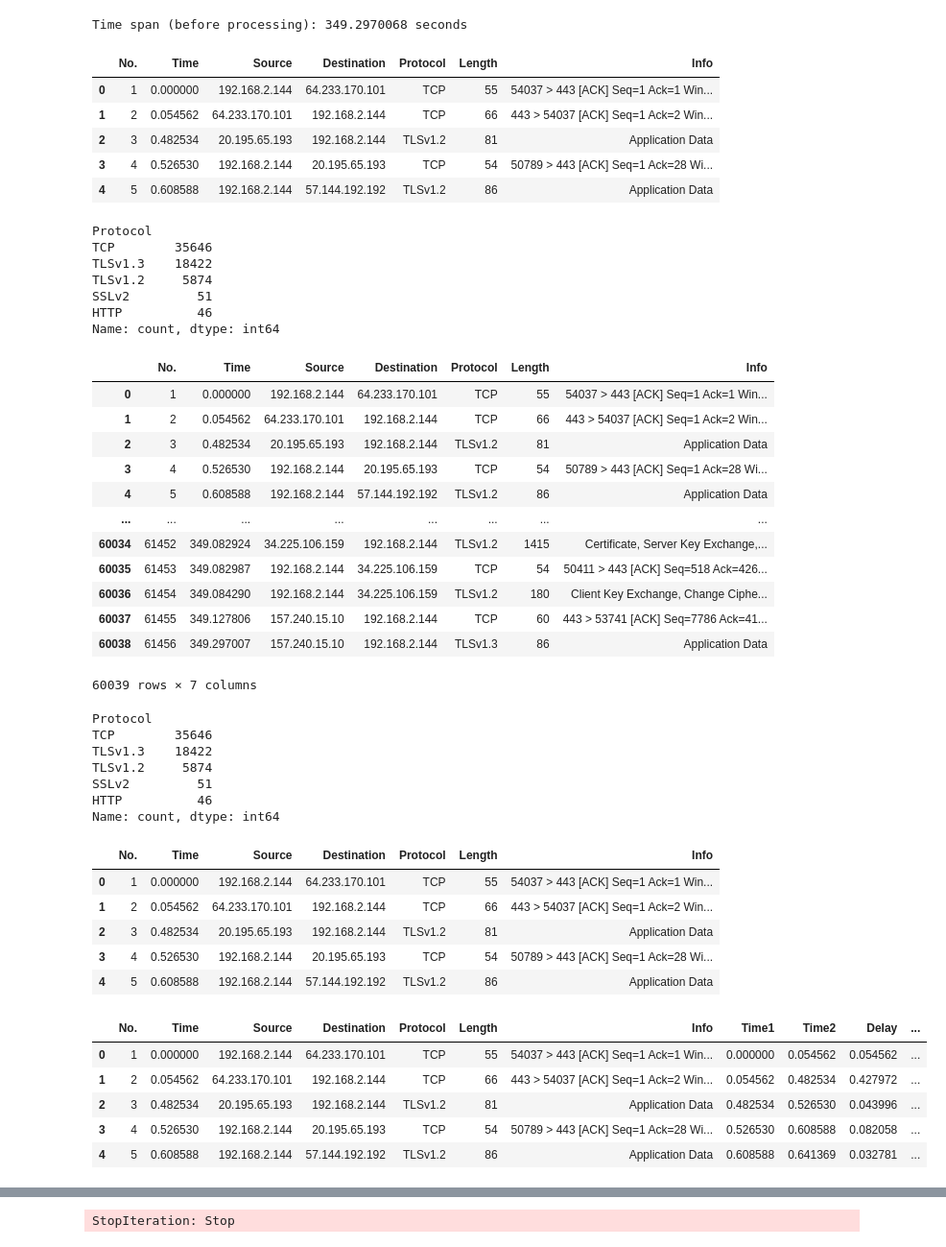
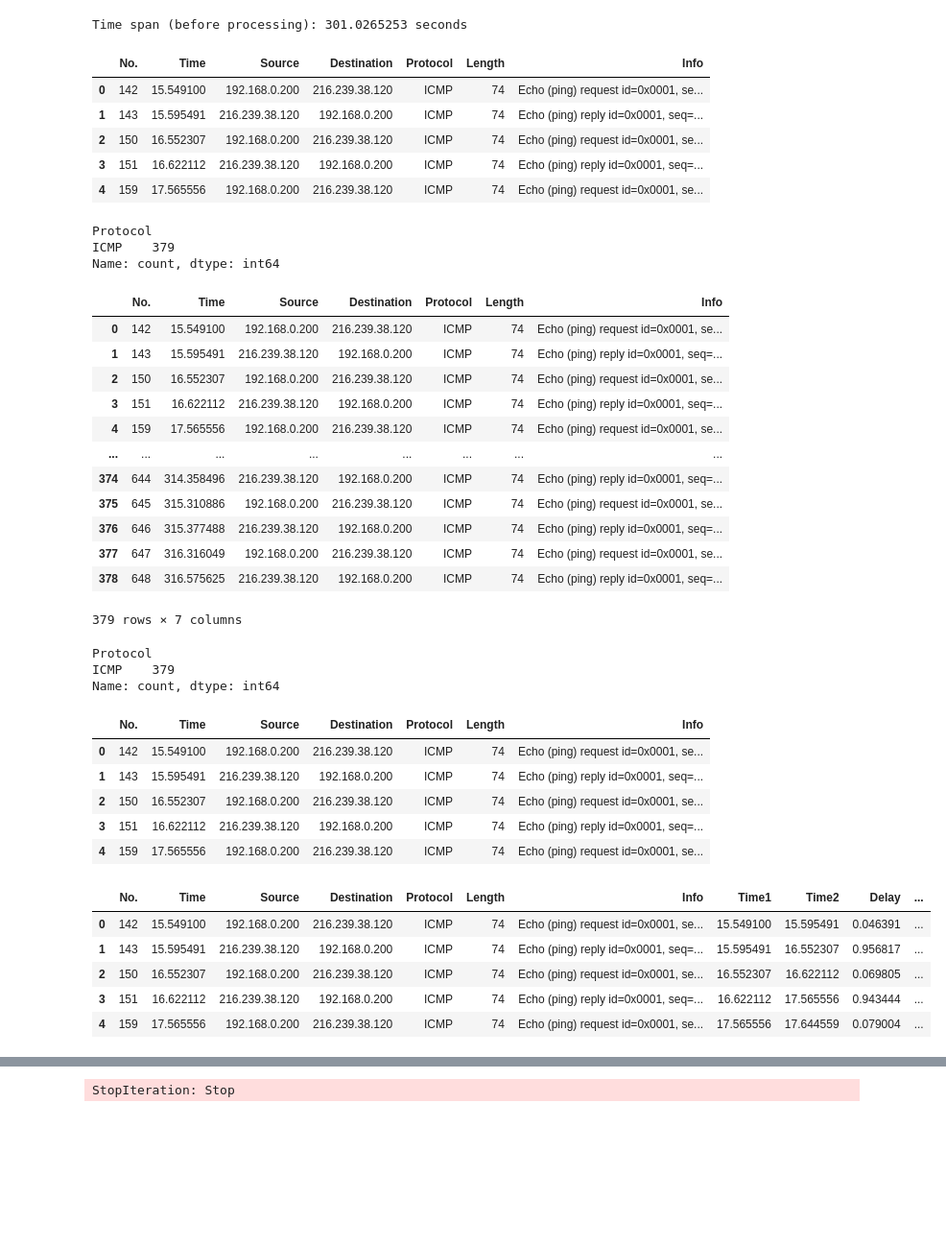
Before and after one commit to Jayennn/QOS-WireShark, a Jupyter notebook: process.ipynb, the cells around one changed output, grey strips where cells are left out. Shown at 96% size. Cells and saved outputs as stored; diff of their text form; code cells hidden in the pictures; blank space fills up the shorter version.

```diff
--- a/process.ipynb
+++ b/process.ipynb
@@ -4,11 +5,6 @@ import numpy as np
 # %%
-TEST = 'browser_test/browsing_tcp_3.csv'
-TEST_OUPUT = 'output/browser/browsing_tcp_3_processed.csv'
-
-# BROWSER_TEST = 'Browsing.csv'
-# BROWSER_TEST_OUTPUT = 'output/browser_summary.csv'
-# PING_TEST = 'ping_test/ping_tcp_1.csv'
-# PING_TEST_OUTPUT = 'output/ping/ping_tcp_1_processed.csv'
+TEST = 'googl_ping_test_1.csv'
+TEST_OUTPUT = 'output/ping/googl_ping_test_1_processed.csv'
 # %%
 df = pd.read_csv(TEST)
 # %%
@@ -16,25 +12,21 @@ df = pd.read_csv(TEST)
 time_span_raw = df['Time'].max() - df['Time'].min()
 print(f"Time span (before processing): {time_span_raw} seconds")
 # %% [output]
-Time span (before processing): 349.2970068 seconds
+Time span (before processing): 301.0265253 seconds
 # %%
 df.head()
 # %% [output]
 |  | No. | Time | Source | Destination | Protocol | Length | Info |
-| 0 | 1 | 0.000000 | 192.168.2.144 | 64.233.170.101 | TCP | 55 | 54037 > 443 [ACK] Seq=1 Ack=1 Win... |
-| 1 | 2 | 0.054562 | 64.233.170.101 | 192.168.2.144 | TCP | 66 | 443 > 54037 [ACK] Seq=1 Ack=2 Win... |
-| 2 | 3 | 0.482534 | 20.195.65.193 | 192.168.2.144 | TLSv1.2 | 81 | Application Data |
-| 3 | 4 | 0.526530 | 192.168.2.144 | 20.195.65.193 | TCP | 54 | 50789 > 443 [ACK] Seq=1 Ack=28 Wi... |
-| 4 | 5 | 0.608588 | 192.168.2.144 | 57.144.192.192 | TLSv1.2 | 86 | Application Data |
+| 0 | 142 | 15.549100 | 192.168.0.200 | 216.239.38.120 | ICMP | 74 | Echo (ping) request id=0x0001, se... |
+| 1 | 143 | 15.595491 | 216.239.38.120 | 192.168.0.200 | ICMP | 74 | Echo (ping) reply id=0x0001, seq=... |
+| 2 | 150 | 16.552307 | 192.168.0.200 | 216.239.38.120 | ICMP | 74 | Echo (ping) request id=0x0001, se... |
+| 3 | 151 | 16.622112 | 216.239.38.120 | 192.168.0.200 | ICMP | 74 | Echo (ping) reply id=0x0001, seq=... |
+| 4 | 159 | 17.565556 | 192.168.0.200 | 216.239.38.120 | ICMP | 74 | Echo (ping) request id=0x0001, se... |
 # %%
 df['Protocol'].value_counts()
 # %% [output]
 Protocol
-TCP        35646
-TLSv1.3    18422
-TLSv1.2     5874
-SSLv2         51
-HTTP          46
+ICMP    379
 Name: count, dtype: int64
 # %%
 # Use this if you want to filter by protocol and port (e.g., HTTP/HTTPS)
@@ -48,55 +40,51 @@ df_filtered = df
 df_filtered
 # %% [output]
 |  | No. | Time | Source | Destination | Protocol | Length | Info |
-| 0 | 1 | 0.000000 | 192.168.2.144 | 64.233.170.101 | TCP | 55 | 54037 > 443 [ACK] Seq=1 Ack=1 Win... |
-| 1 | 2 | 0.054562 | 64.233.170.101 | 192.168.2.144 | TCP | 66 | 443 > 54037 [ACK] Seq=1 Ack=2 Win... |
-| 2 | 3 | 0.482534 | 20.195.65.193 | 192.168.2.144 | TLSv1.2 | 81 | Application Data |
-| 3 | 4 | 0.526530 | 192.168.2.144 | 20.195.65.193 | TCP | 54 | 50789 > 443 [ACK] Seq=1 Ack=28 Wi... |
-| 4 | 5 | 0.608588 | 192.168.2.144 | 57.144.192.192 | TLSv1.2 | 86 | Application Data |
+| 0 | 142 | 15.549100 | 192.168.0.200 | 216.239.38.120 | ICMP | 74 | Echo (ping) request id=0x0001, se... |
+| 1 | 143 | 15.595491 | 216.239.38.120 | 192.168.0.200 | ICMP | 74 | Echo (ping) reply id=0x0001, seq=... |
+| 2 | 150 | 16.552307 | 192.168.0.200 | 216.239.38.120 | ICMP | 74 | Echo (ping) request id=0x0001, se... |
+| 3 | 151 | 16.622112 | 216.239.38.120 | 192.168.0.200 | ICMP | 74 | Echo (ping) reply id=0x0001, seq=... |
+| 4 | 159 | 17.565556 | 192.168.0.200 | 216.239.38.120 | ICMP | 74 | Echo (ping) request id=0x0001, se... |
 | ... | ... | ... | ... | ... | ... | ... | ... |
-| 60034 | 61452 | 349.082924 | 34.225.106.159 | 192.168.2.144 | TLSv1.2 | 1415 | Certificate, Server Key Exchange,... |
-| 60035 | 61453 | 349.082987 | 192.168.2.144 | 34.225.106.159 | TCP | 54 | 50411 > 443 [ACK] Seq=518 Ack=426... |
-| 60036 | 61454 | 349.084290 | 192.168.2.144 | 34.225.106.159 | TLSv1.2 | 180 | Client Key Exchange, Change Ciphe... |
-| 60037 | 61455 | 349.127806 | 157.240.15.10 | 192.168.2.144 | TCP | 60 | 443 > 53741 [ACK] Seq=7786 Ack=41... |
-| 60038 | 61456 | 349.297007 | 157.240.15.10 | 192.168.2.144 | TLSv1.3 | 86 | Application Data |
+| 374 | 644 | 314.358496 | 216.239.38.120 | 192.168.0.200 | ICMP | 74 | Echo (ping) reply id=0x0001, seq=... |
+| 375 | 645 | 315.310886 | 192.168.0.200 | 216.239.38.120 | ICMP | 74 | Echo (ping) request id=0x0001, se... |
+| 376 | 646 | 315.377488 | 216.239.38.120 | 192.168.0.200 | ICMP | 74 | Echo (ping) reply id=0x0001, seq=... |
+| 377 | 647 | 316.316049 | 192.168.0.200 | 216.239.38.120 | ICMP | 74 | Echo (ping) request id=0x0001, se... |
+| 378 | 648 | 316.575625 | 216.239.38.120 | 192.168.0.200 | ICMP | 74 | Echo (ping) reply id=0x0001, seq=... |
-60039 rows × 7 columns
+379 rows × 7 columns
 # %%
 df_filtered.value_counts('Protocol')
 # %% [output]
 Protocol
-TCP        35646
-TLSv1.3    18422
-TLSv1.2     5874
-SSLv2         51
-HTTP          46
+ICMP    379
 Name: count, dtype: int64
 # %%
 df_filtered.head()
 # %% [output]
 |  | No. | Time | Source | Destination | Protocol | Length | Info |
-| 0 | 1 | 0.000000 | 192.168.2.144 | 64.233.170.101 | TCP | 55 | 54037 > 443 [ACK] Seq=1 Ack=1 Win... |
-| 1 | 2 | 0.054562 | 64.233.170.101 | 192.168.2.144 | TCP | 66 | 443 > 54037 [ACK] Seq=1 Ack=2 Win... |
-| 2 | 3 | 0.482534 | 20.195.65.193 | 192.168.2.144 | TLSv1.2 | 81 | Application Data |
-| 3 | 4 | 0.526530 | 192.168.2.144 | 20.195.65.193 | TCP | 54 | 50789 > 443 [ACK] Seq=1 Ack=28 Wi... |
-| 4 | 5 | 0.608588 | 192.168.2.144 | 57.144.192.192 | TLSv1.2 | 86 | Application Data |
+| 0 | 142 | 15.549100 | 192.168.0.200 | 216.239.38.120 | ICMP | 74 | Echo (ping) request id=0x0001, se... |
+| 1 | 143 | 15.595491 | 216.239.38.120 | 192.168.0.200 | ICMP | 74 | Echo (ping) reply id=0x0001, seq=... |
+| 2 | 150 | 16.552307 | 192.168.0.200 | 216.239.38.120 | ICMP | 74 | Echo (ping) request id=0x0001, se... |
+| 3 | 151 | 16.622112 | 216.239.38.120 | 192.168.0.200 | ICMP | 74 | Echo (ping) reply id=0x0001, seq=... |
+| 4 | 159 | 17.565556 | 192.168.0.200 | 216.239.38.120 | ICMP | 74 | Echo (ping) request id=0x0001, se... |
 # %%
 df_filtered['Time1'] = df['Time']
 df_filtered['Time2'] = df_filtered['Time1'].shift(-1)
 
 df_filtered['Delay'] = df_filtered['Time2'] - df_filtered['Time1']
-df_filtered['Delay1'] = df_filtered['Delay'] - df_filtered['Delay'].shift(-1)
+df_filtered['Delay1'] = abs(df_filtered['Delay'] - df_filtered['Delay'].shift(-1))
 
-df_filtered['Delay2'] = df_filtered['Delay1'].shift(-1)
+df_filtered['Delay2'] = abs(df_filtered['Delay1'].shift(-1))
 df_filtered['Jitter'] = np.abs(df_filtered['Delay2'] - df_filtered['Delay1'])
 
 df_filtered.head()
 # %% [output]
 |  | No. | Time | Source | Destination | Protocol | Length | Info | Time1 | Time2 | Delay | ... |
-| 0 | 1 | 0.000000 | 192.168.2.144 | 64.233.170.101 | TCP | 55 | 54037 > 443 [ACK] Seq=1 Ack=1 Win... | 0.000000 | 0.054562 | 0.054562 | ... |
-| 1 | 2 | 0.054562 | 64.233.170.101 | 192.168.2.144 | TCP | 66 | 443 > 54037 [ACK] Seq=1 Ack=2 Win... | 0.054562 | 0.482534 | 0.427972 | ... |
-| 2 | 3 | 0.482534 | 20.195.65.193 | 192.168.2.144 | TLSv1.2 | 81 | Application Data | 0.482534 | 0.526530 | 0.043996 | ... |
-| 3 | 4 | 0.526530 | 192.168.2.144 | 20.195.65.193 | TCP | 54 | 50789 > 443 [ACK] Seq=1 Ack=28 Wi... | 0.526530 | 0.608588 | 0.082058 | ... |
-| 4 | 5 | 0.608588 | 192.168.2.144 | 57.144.192.192 | TLSv1.2 | 86 | Application Data | 0.608588 | 0.641369 | 0.032781 | ... |
+| 0 | 142 | 15.549100 | 192.168.0.200 | 216.239.38.120 | ICMP | 74 | Echo (ping) request id=0x0001, se... | 15.549100 | 15.595491 | 0.046391 | ... |
+| 1 | 143 | 15.595491 | 216.239.38.120 | 192.168.0.200 | ICMP | 74 | Echo (ping) reply id=0x0001, seq=... | 15.595491 | 16.552307 | 0.956817 | ... |
+| 2 | 150 | 16.552307 | 192.168.0.200 | 216.239.38.120 | ICMP | 74 | Echo (ping) request id=0x0001, se... | 16.552307 | 16.622112 | 0.069805 | ... |
+| 3 | 151 | 16.622112 | 216.239.38.120 | 192.168.0.200 | ICMP | 74 | Echo (ping) reply id=0x0001, seq=... | 16.622112 | 17.565556 | 0.943444 | ... |
+| 4 | 159 | 17.565556 | 192.168.0.200 | 216.239.38.120 | ICMP | 74 | Echo (ping) request id=0x0001, se... | 17.565556 | 17.644559 | 0.079004 | ... |
 # %%
 request_mask = df_filtered['Info'].str.contains(r'^Echo \(ping\) request', case=False)
 reply_mask = df_filtered['Info'].str.contains(r'^Echo \(ping\) reply', case=False)
```
Also changed, not shown: parts of 18 cells of this notebook, 4 other files.
